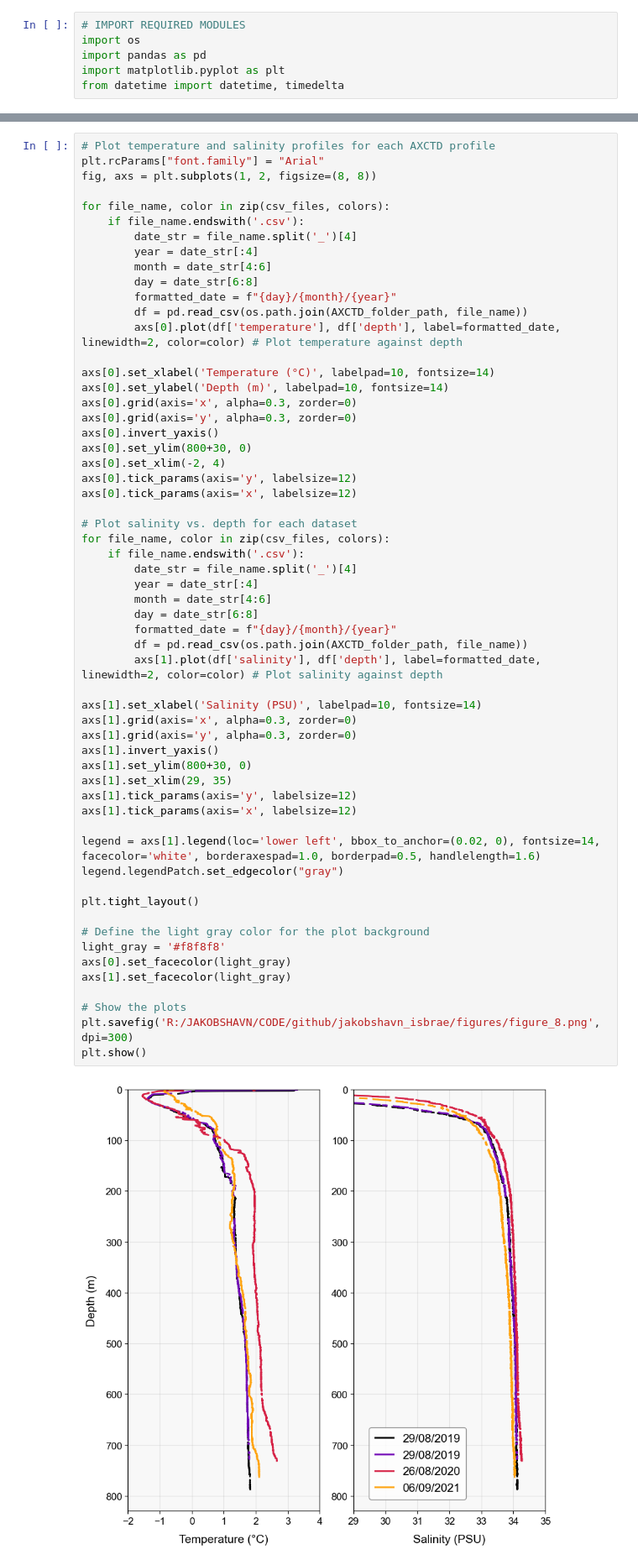
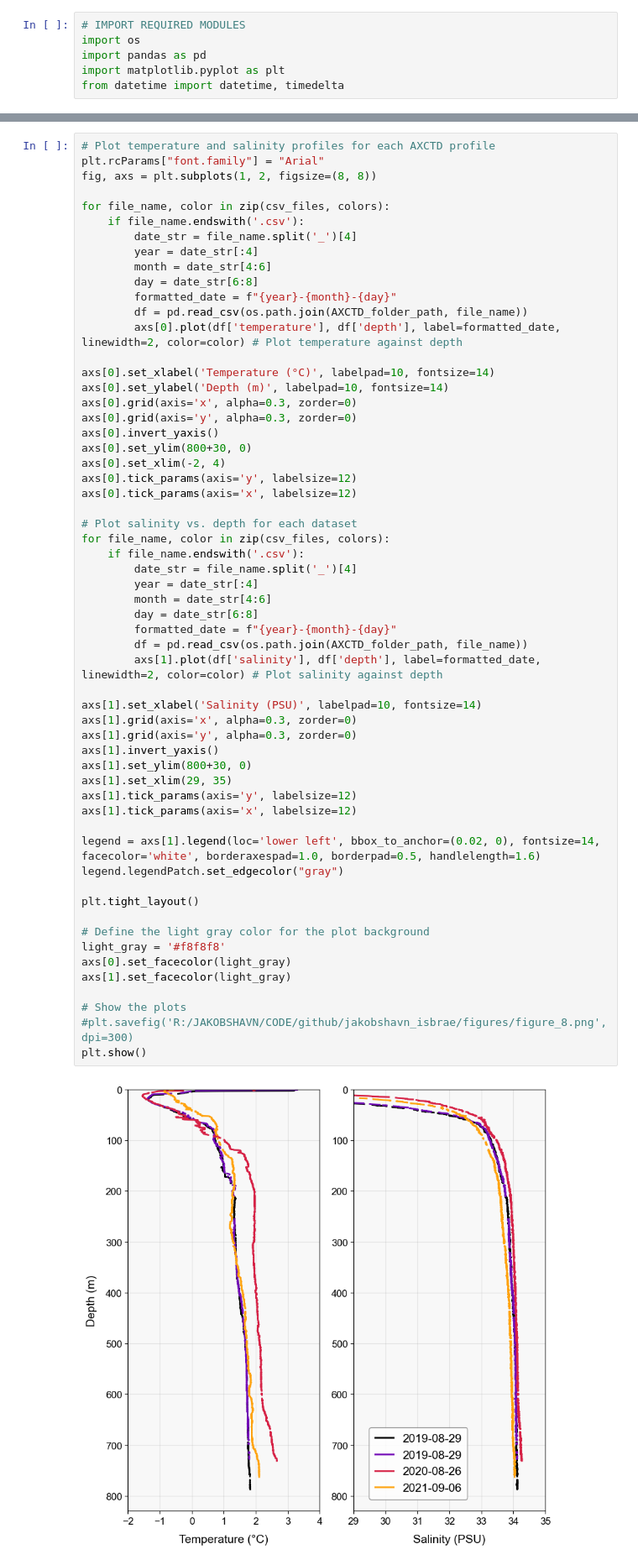
Before and after one commit to hannahpicton/jakobshavn_isbrae, a Jupyter notebook: code/figures/figure_8.ipynb, the cells around one changed output, grey strips where cells are left out. Shown at 84% size. Saved outputs shown, nothing was run; the diff lists cells and outputs as text.

Commit message:
update figure 8 to yyyy-mm-dd format.

```diff
--- a/code/figures/figure_8.ipynb
+++ b/code/figures/figure_8.ipynb
@@ -28,7 +28,7 @@ for file_name, color in zip(csv_files, colors):
         year = date_str[:4]
         month = date_str[4:6]
         day = date_str[6:8]
-        formatted_date = f"{day}/{month}/{year}"
+        formatted_date = f"{year}-{month}-{day}"
         df = pd.read_csv(os.path.join(AXCTD_folder_path, file_name))
         axs[0].plot(df['temperature'], df['depth'], label=formatted_date, linewidth=2, color=color) # Plot temperature against depth
 
@@ -47,33 +47,33 @@ for file_name, color in zip(csv_files, colors):
     if file_name.endswith('.csv'):
         date_str = file_name.split('_')[4]
         year = date_str[:4]
         month = date_str[4:6]
         day = date_str[6:8]
-        formatted_date = f"{day}/{month}/{year}"
+        formatted_date = f"{year}-{month}-{day}"
         df = pd.read_csv(os.path.join(AXCTD_folder_path, file_name))
         axs[1].plot(df['salinity'], df['depth'], label=formatted_date, linewidth=2, color=color) # Plot salinity against depth
 
 axs[1].set_xlabel('Salinity (PSU)', labelpad=10, fontsize=14)
 axs[1].grid(axis='x', alpha=0.3, zorder=0)
 axs[1].grid(axis='y', alpha=0.3, zorder=0)
 axs[1].invert_yaxis()
 axs[1].set_ylim(800+30, 0)
 axs[1].set_xlim(29, 35)
 axs[1].tick_params(axis='y', labelsize=12)
 axs[1].tick_params(axis='x', labelsize=12)
 
 legend = axs[1].legend(loc='lower left', bbox_to_anchor=(0.02, 0), fontsize=14, facecolor='white', borderaxespad=1.0, borderpad=0.5, handlelength=1.6)
 legend.legendPatch.set_edgecolor("gray")
 
 plt.tight_layout()
 
 # Define the light gray color for the plot background
 light_gray = '#f8f8f8'
 axs[0].set_facecolor(light_gray)
 axs[1].set_facecolor(light_gray)
 
 # Show the plots
-plt.savefig('R:/JAKOBSHAVN/CODE/github/jakobshavn_isbrae/figures/figure_8.png', dpi=300)
+#plt.savefig('R:/JAKOBSHAVN/CODE/github/jakobshavn_isbrae/figures/figure_8.png', dpi=300)
 plt.show()
 # %% [output]
-[figure, old version]
+[figure, new version]
```
Also changed, not shown: 1 other file.
